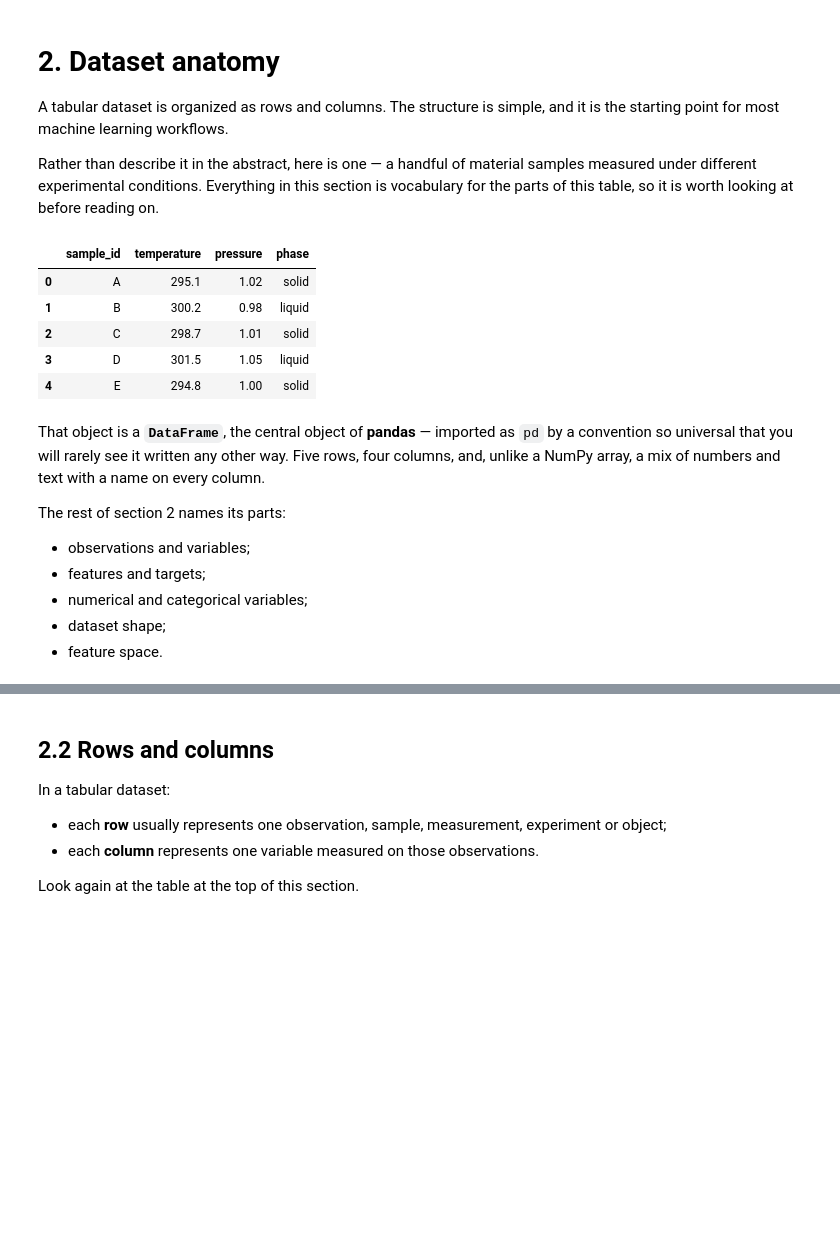
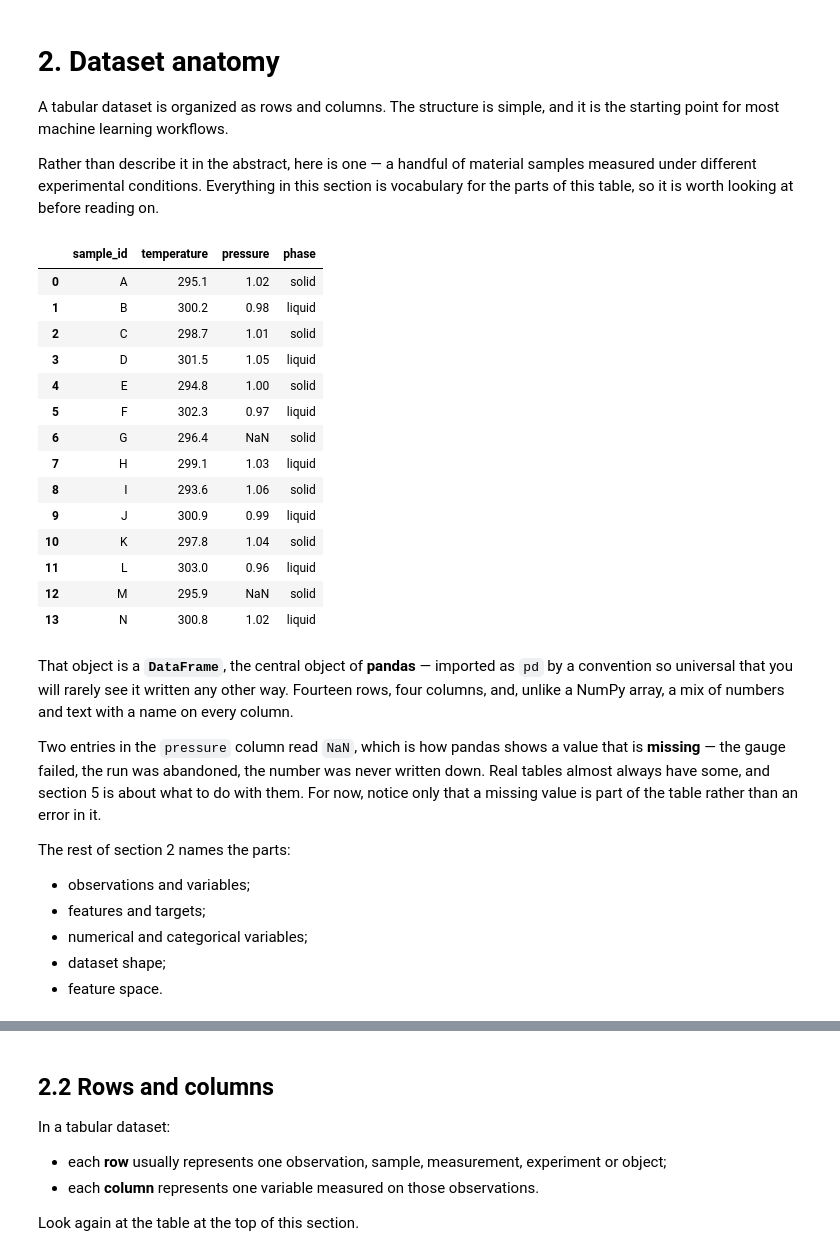
Before and after one commit to MarcoBattiato/PH6721-Deep-Learning-with-Python, a Jupyter notebook: Classes/Class_1/01C-DataHandling.ipynb, the cells around one changed output, grey strips where cells are left out. Drawn from its saved outputs; the diff is of its cells as text; code cells hidden in the pictures; blank space fills up the shorter version.

```diff
--- a/Classes/Class_1/01C-DataHandling.ipynb
+++ b/Classes/Class_1/01C-DataHandling.ipynb
@@ -113,27 +113,44 @@ table, so it is worth looking at before reading on.
 # %%
 import pandas as pd
 
 materials = pd.DataFrame({
-    "sample_id": ["A", "B", "C", "D", "E"],
-    "temperature": [295.1, 300.2, 298.7, 301.5, 294.8],
-    "pressure": [1.02, 0.98, 1.01, 1.05, 1.00],
-    "phase": ["solid", "liquid", "solid", "liquid", "solid"]
+    "sample_id":   ["A", "B", "C", "D", "E", "F", "G", "H", "I", "J", "K", "L", "M", "N"],
+    "temperature": [295.1, 300.2, 298.7, 301.5, 294.8, 302.3, 296.4,
+                    299.1, 293.6, 300.9, 297.8, 303.0, 295.9, 300.8],
+    "pressure":    [1.02, 0.98, 1.01, 1.05, 1.00, 0.97, np.nan,
+                    1.03, 1.06, 0.99, 1.04, 0.96, np.nan, 1.02],
+    "phase":       ["solid", "liquid", "solid", "liquid", "solid", "liquid", "solid",
+                    "liquid", "solid", "liquid", "solid", "liquid", "solid", "liquid"],
 })
 
 materials
 # %% [output]
 |  | sample_id | temperature | pressure | phase |
 | 0 | A | 295.1 | 1.02 | solid |
 | 1 | B | 300.2 | 0.98 | liquid |
 | 2 | C | 298.7 | 1.01 | solid |
 | 3 | D | 301.5 | 1.05 | liquid |
 | 4 | E | 294.8 | 1.00 | solid |
+| 5 | F | 302.3 | 0.97 | liquid |
+| 6 | G | 296.4 | NaN | solid |
+| 7 | H | 299.1 | 1.03 | liquid |
+| 8 | I | 293.6 | 1.06 | solid |
+| 9 | J | 300.9 | 0.99 | liquid |
+| 10 | K | 297.8 | 1.04 | solid |
+| 11 | L | 303.0 | 0.96 | liquid |
+| 12 | M | 295.9 | NaN | solid |
+| 13 | N | 300.8 | 1.02 | liquid |
 # %% [markdown]
 That object is a **`DataFrame`**, the central object of **pandas** — imported as `pd` by a
-convention so universal that you will rarely see it written any other way. Five rows, four columns,
-and, unlike a NumPy array, a mix of numbers and text with a name on every column.
+convention so universal that you will rarely see it written any other way. Fourteen rows, four
+columns, and, unlike a NumPy array, a mix of numbers and text with a name on every column.
 
-The rest of section 2 names its parts:
+Two entries in the `pressure` column read `NaN`, which is how pandas shows a value that is
+**missing** — the gauge failed, the run was abandoned, the number was never written down. Real
+tables almost always have some, and section 5 is about what to do with them. For now, notice only
+that a missing value is part of the table rather than an error in it.
+
+The rest of section 2 names the parts:
 
 - observations and variables;
 - features and targets;
```
Also changed, not shown: parts of 14 cells of this notebook.
